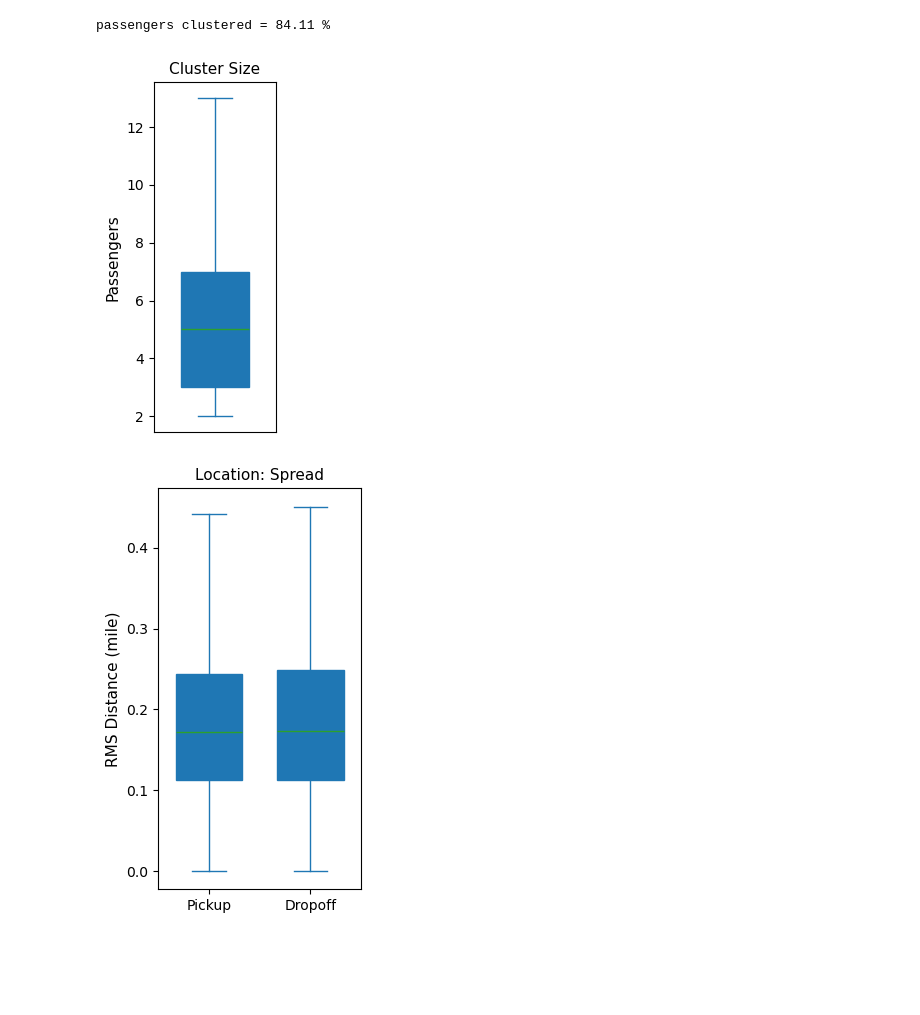
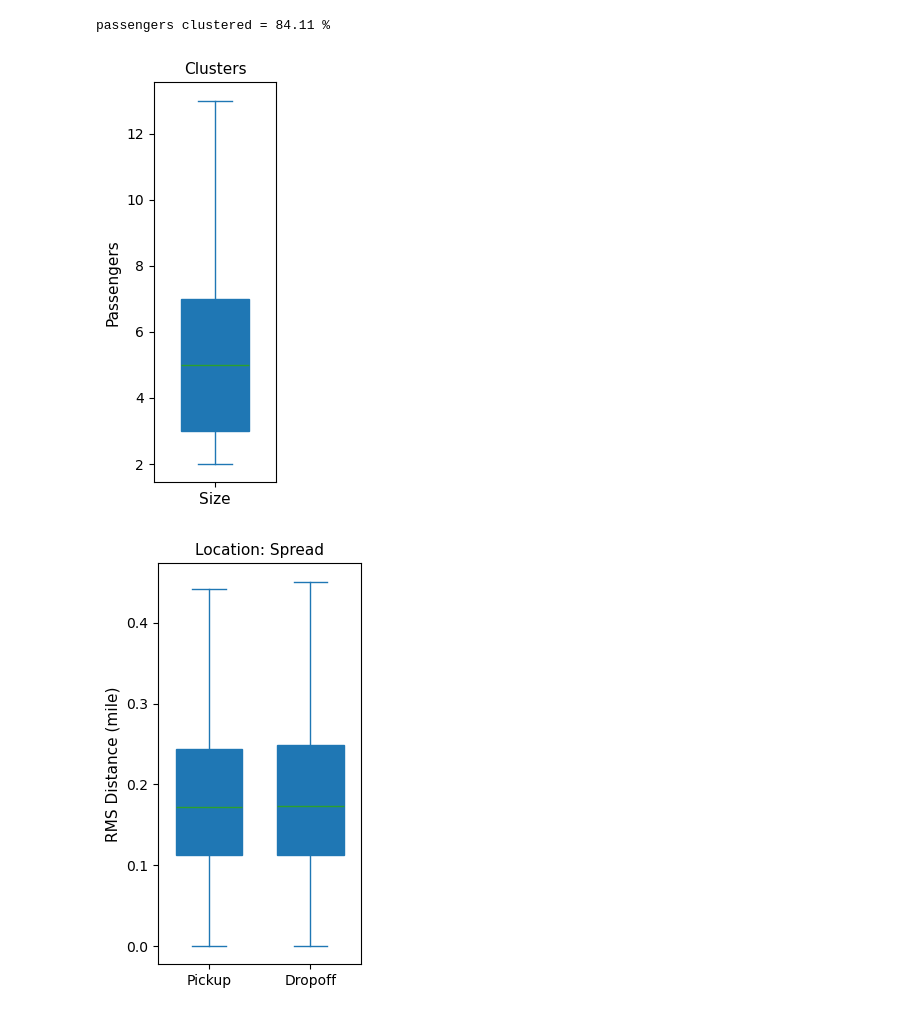
Before and after one commit to calebclayreagor/nyc-taxi-efficiency, a Jupyter notebook: notebooks/01_clustering.ipynb, the cells around one changed output. Cells and saved outputs as stored; diff of their text form; code cells hidden in the pictures; blank space fills up the shorter version.

Commit message:
Updated cluster size plot

```diff
--- a/notebooks/01_clustering.ipynb
+++ b/notebooks/01_clustering.ipynb
@@ -170,20 +170,20 @@ print('passengers clustered =', round(res['frac_clus'], 4) * 100, '%')
 passengers clustered = 84.11 %
 # %%
 # plot passengers per cluster
-fig, ax = plt.subplots(1, 1, figsize = (2, 4))
+fig, ax = plt.subplots(1, 1, figsize = (2, 4.75))
 res['clus_size'].plot(
     kind = 'box',
     widths = .55,
     showfliers = False,
     patch_artist = True,
     ax = ax)
-ax.set_xticks([])
-ax.set_title('Cluster Size', fontsize = 11)
+ax.set_xticklabels(['Size'], size = 11)
+ax.set_title('Clusters', fontsize = 11)
 ax.set_ylabel('Passengers', fontsize = 11)
 plt.tight_layout()
 plt.savefig(os.path.join(outdir, 'cluster_size.svg'))
 # %% [output]
-[figure, old version]
+[figure, new version]
 # %%
 # plot RMS distance of pickups, dropoffs
 fig, ax = plt.subplots(1, 1, figsize = (2.85, 4.75))
```
Also changed, not shown: 1 other file.
